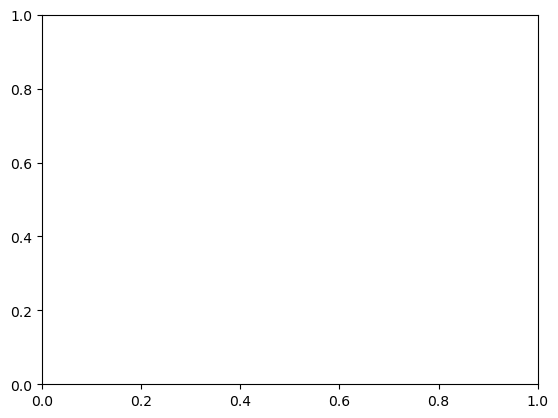
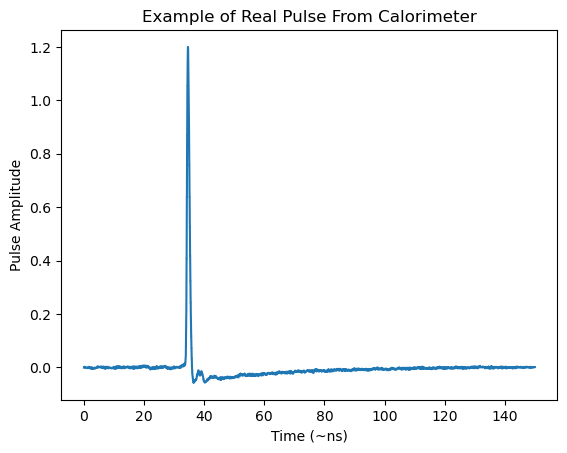
Code edit (unified diff) that turned the first committed figure into the second:
--- before
+++ after
@@ -17,5 +17,5 @@
 
 # --- Constants ---
-INPUT_FILE = 'hgdream/Sensl_FastOut_AveragePulse_1p8GHzBandwidth.feather'
+INPUT_FILE = '../hg-DREAM-new/hgdream/Sensl_FastOut_AveragePulse_1p8GHzBandwidth.feather' #Need to move file into our repository
 SAVE_DIR = '1Conv_checkpoints_running'
 LOG_FILE = '1Conv_3pulse_noise_tb23.csv'
@@ -24,7 +24,9 @@
 MODEL_NAME_TEMPLATE = '1Conv_2pulse_noise.loss_{val_loss:01.5f}.e{epoch:03d}_deconv.h5'
 MODEL_NAME_TEMPLATE2 = '1Conv_2pulse_noise.loss_{val_loss:01.5f}.e{epoch:03d}_deconv2.h5'
-NUM_EVENTS = 5000
-TIME_STEPS = 80 # divides width_cutoff
+NUM_EVENTS = 20000
 width_cutoff = 800
+total_time = width_cutoff / 200 * 3  #Pulse is around 200 indeces long, and around 3 ns
+time_resolution = 150 # in ps
+TIME_STEPS = int(total_time / (time_resolution/1000))
 SCALE_FACTOR = 12.0 / 10.0
 VAL_SPLIT = 0.1
@@ -45,5 +47,5 @@
 df['data_ch0'] = df['data_ch0'] / df['data_ch0'].max() * SCALE_FACTOR
 df = pd.DataFrame(np.repeat(df.values, 2, axis=0), columns=df.columns)
-x = np.arange(10000,dtype = float)/10000 * 100
+x = np.arange(10000,dtype = float)/10000 * 150
 # Crop data and reset index
 plt.plot(x,df['data_ch0'].values)
@@ -51,4 +53,5 @@
 plt.xlabel("Time (~ns)")
 plt.ylabel("Pulse Amplitude")
+plt.savefig("Pulse.png", pad_inches=0.1)
 plt.show()
 
@@ -60,4 +63,6 @@
 plt.xlabel("Time (~ns)")
 plt.ylabel("Pulse Amplitude")
-plt.title("Cropped Pulse Tnto Relevant Time Scales")
+plt.title("Cropped Pulse Into Relevant Time Scales")
+plt.savefig("CroppedPulse.png", pad_inches=0.1)
 plt.show()
+print(len(df['data_ch0'].values))

Commit: Pruned Model